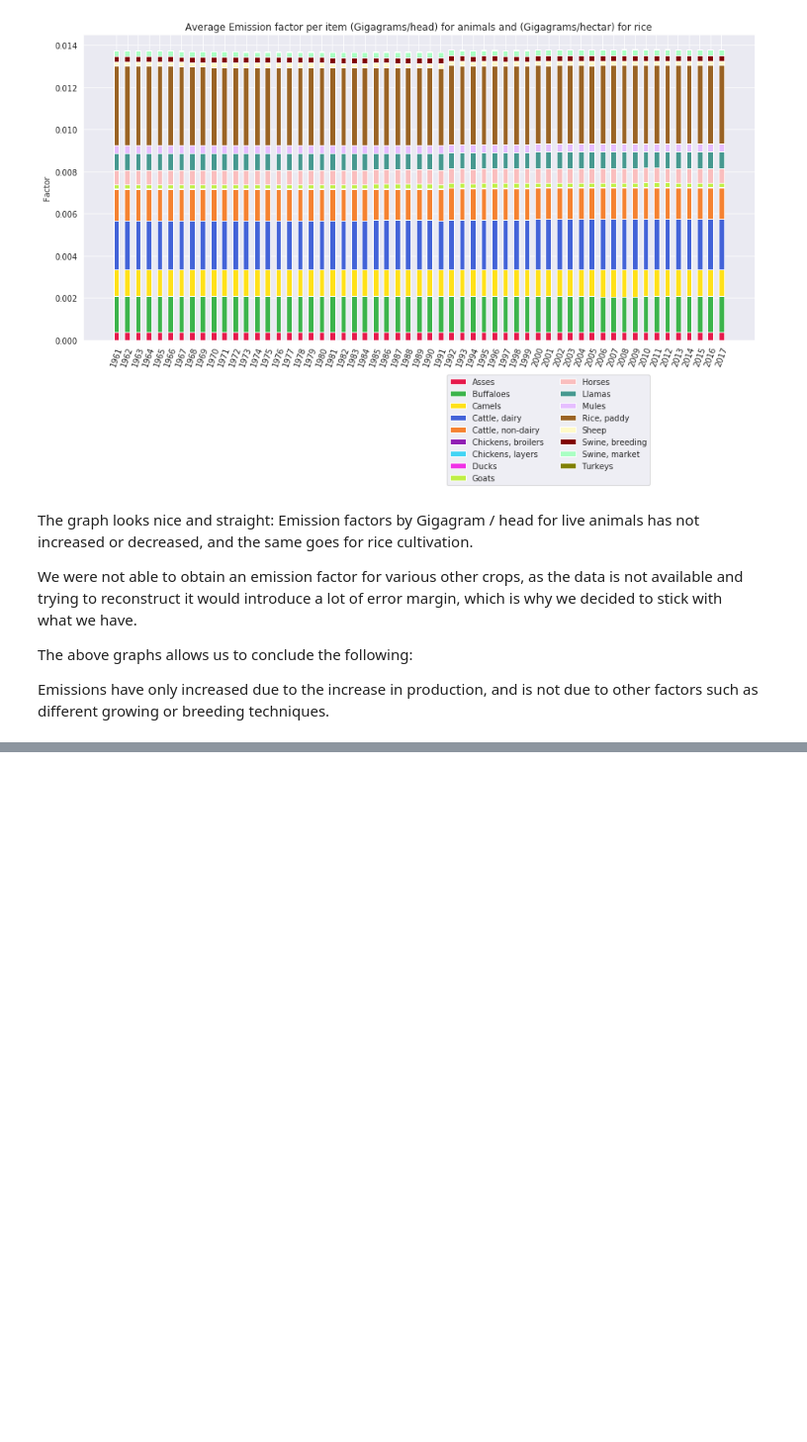
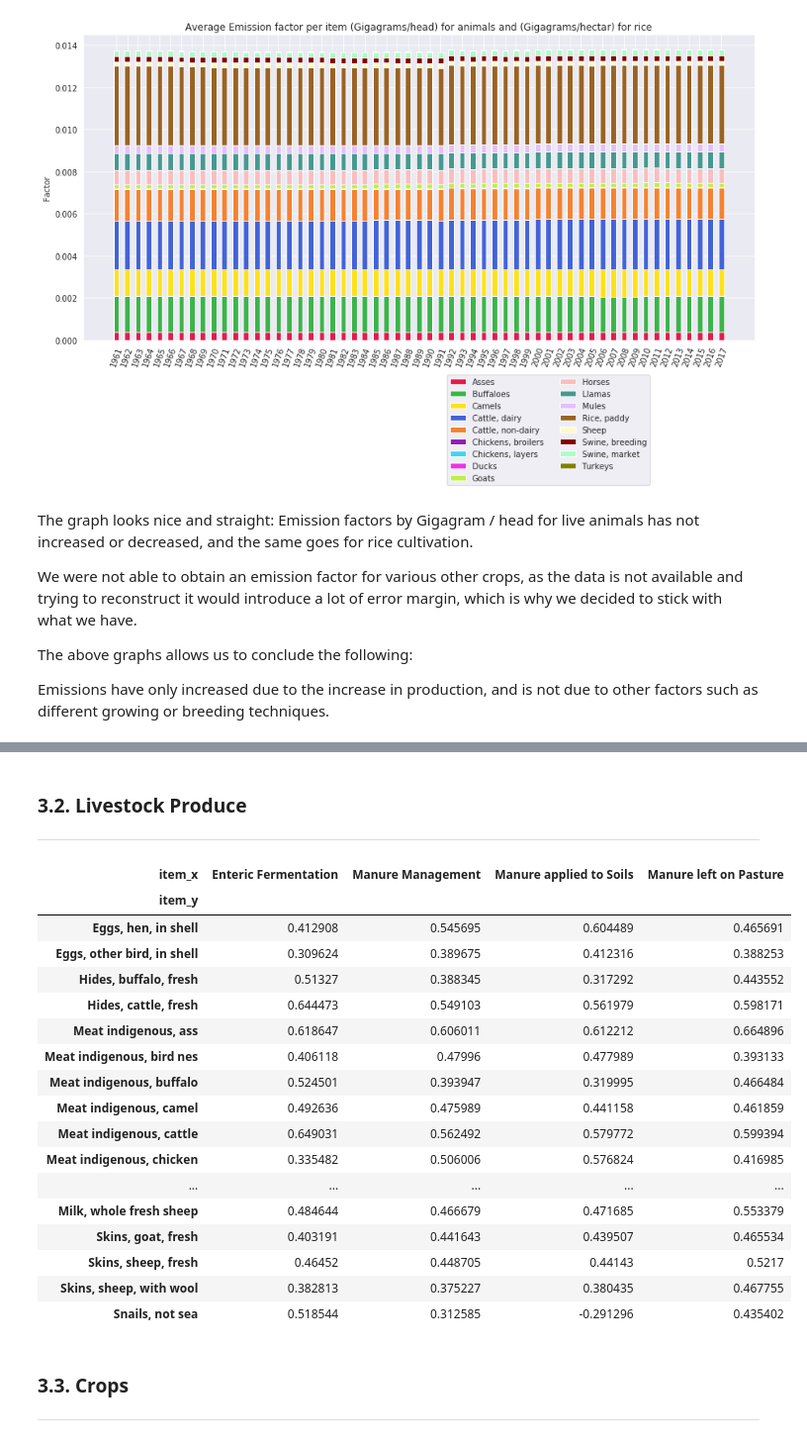
Before and after one commit to ChatPerche/ADA_Project, a Jupyter notebook: notebooks/Milestone_3.ipynb, the cells around one changed output, grey strips where cells are left out. Shown at 99% size. Saved outputs shown, nothing was run; the diff lists cells and outputs as text; code cells hidden in the pictures; blank space fills up the shorter version.

```diff
--- a/notebooks/Milestone_3.ipynb
+++ b/notebooks/Milestone_3.ipynb
@@ -528,0 +553,30 @@ correlations['item_x'].nunique()
+# %% [markdown]
+### 3.2. Livestock Produce
+---
+# %%
+livestock_prod_correlations = compute_emission_correlations(emissions_agr_df_co2, [livestock_prim_df[livestock_prim_df.elementcode == 5510]])#, , crops_df[crops_df.elementcode == 5510]])
+livestock_prod_correlations = livestock_prod_correlations[livestock_prod_correlations.itemcode_x.isin([5058, 5059, 5062, 5063])].set_index(['item_x', 'item_y'])['correlation'].unstack(0)
+# %%
+livestock_prod_correlations.style.background_gradient(cmap='Reds', low=0, high=0.1)
+# %% [output]
+| item_x | Enteric Fermentation | Manure Management | Manure applied to Soils | Manure left on Pasture |
+| item_y |  |  |  |  |
+| Eggs, hen, in shell | 0.412908 | 0.545695 | 0.604489 | 0.465691 |
+| Eggs, other bird, in shell | 0.309624 | 0.389675 | 0.412316 | 0.388253 |
+| Hides, buffalo, fresh | 0.51327 | 0.388345 | 0.317292 | 0.443552 |
+| Hides, cattle, fresh | 0.644473 | 0.549103 | 0.561979 | 0.598171 |
+| Meat indigenous, ass | 0.618647 | 0.606011 | 0.612212 | 0.664896 |
+| Meat indigenous, bird nes | 0.406118 | 0.47996 | 0.477989 | 0.393133 |
+| Meat indigenous, buffalo | 0.524501 | 0.393947 | 0.319995 | 0.466484 |
+| Meat indigenous, camel | 0.492636 | 0.475989 | 0.441158 | 0.461859 |
+| Meat indigenous, cattle | 0.649031 | 0.562492 | 0.579772 | 0.599394 |
+| Meat indigenous, chicken | 0.335482 | 0.506006 | 0.576824 | 0.416985 |
+| ... | ... | ... | ... | ... |
+| Milk, whole fresh sheep | 0.484644 | 0.466679 | 0.471685 | 0.553379 |
+| Skins, goat, fresh | 0.403191 | 0.441643 | 0.439507 | 0.465534 |
+| Skins, sheep, fresh | 0.46452 | 0.448705 | 0.44143 | 0.5217 |
+| Skins, sheep, with wool | 0.382813 | 0.375227 | 0.380435 | 0.467755 |
+| Snails, not sea | 0.518544 | 0.312585 | -0.291296 | 0.435402 |
+# %% [markdown]
+### 3.3. Crops
+---
```
Also changed, not shown: parts of 8 cells of this notebook.
